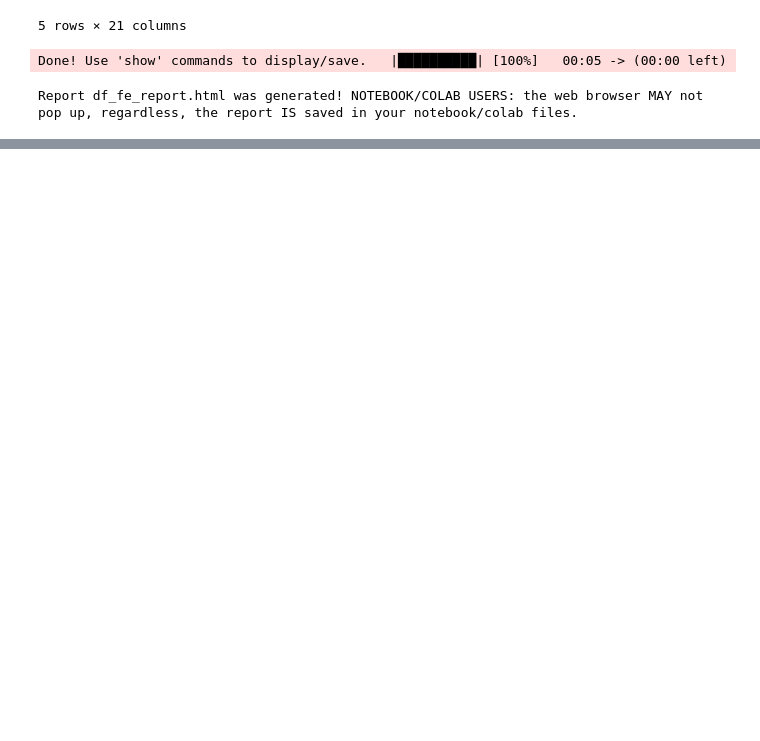
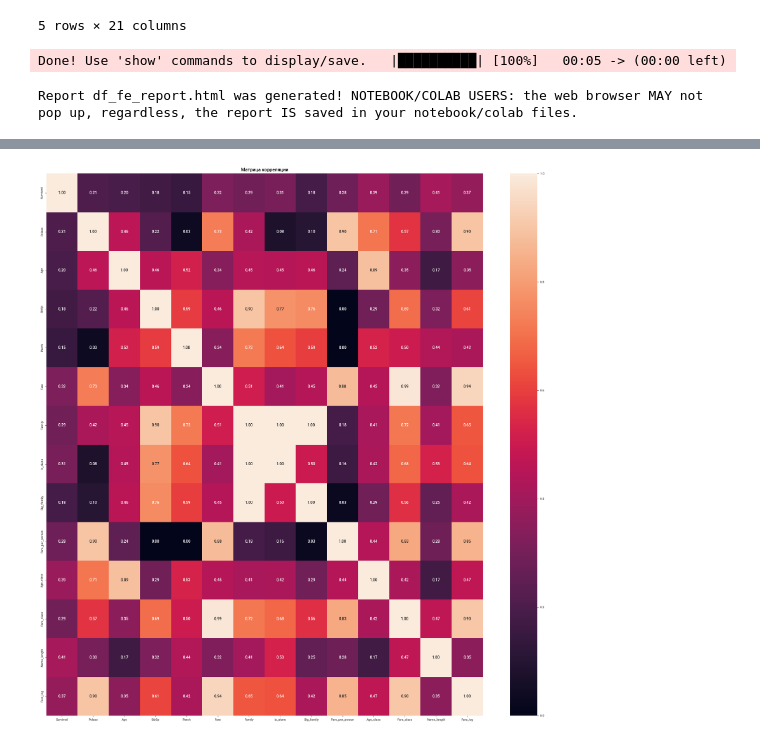
Before and after one commit to rusiich/House-Prices-kaggle-, a Jupyter notebook: notebooks/EDA.ipynb, the cells around one changed output, grey strips where cells are left out. Cells and saved outputs as stored; diff of their text form; code cells hidden in the pictures; blank space fills up the shorter version.

```diff
--- a/notebooks/EDA.ipynb
+++ b/notebooks/EDA.ipynb
@@ -108,0 +163,5 @@ Report df_fe_report.html was generated! NOTEBOOK/COLAB USERS: the web browser MA
+# %%
+from src.utils import draw_phik_matrix
+draw_phik_matrix(df_fe, drop_columns=['PassengerId'])
+# %% [output]
+[figure, added]
```
Also changed, not shown: parts of 8 cells of this notebook, 24 other files.
